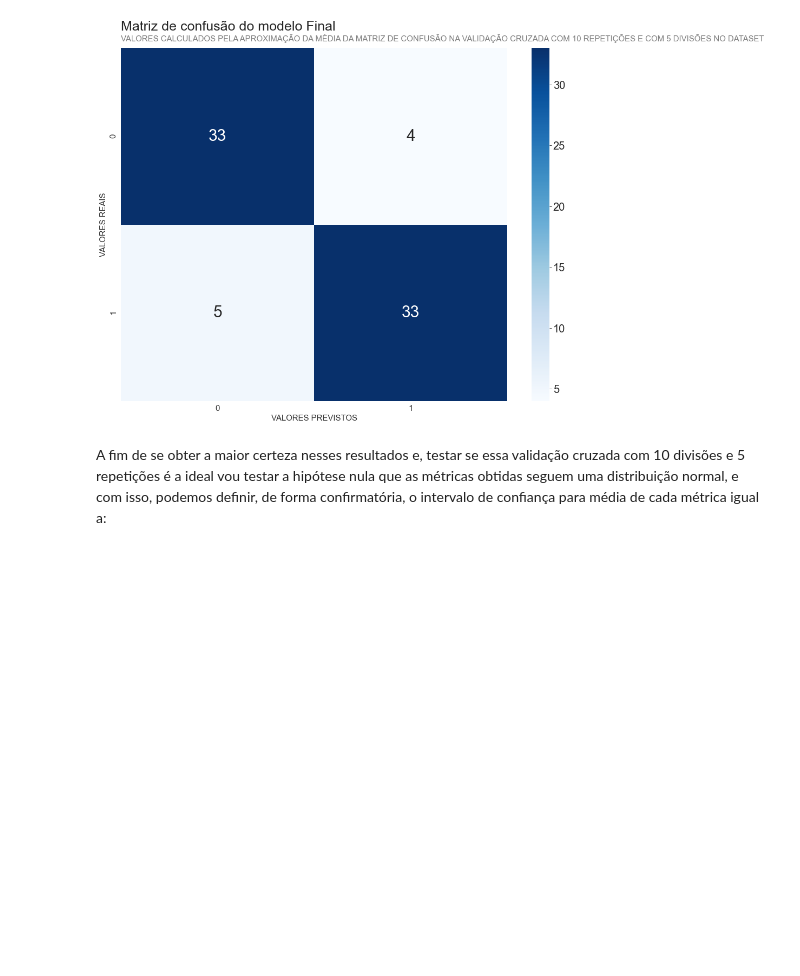
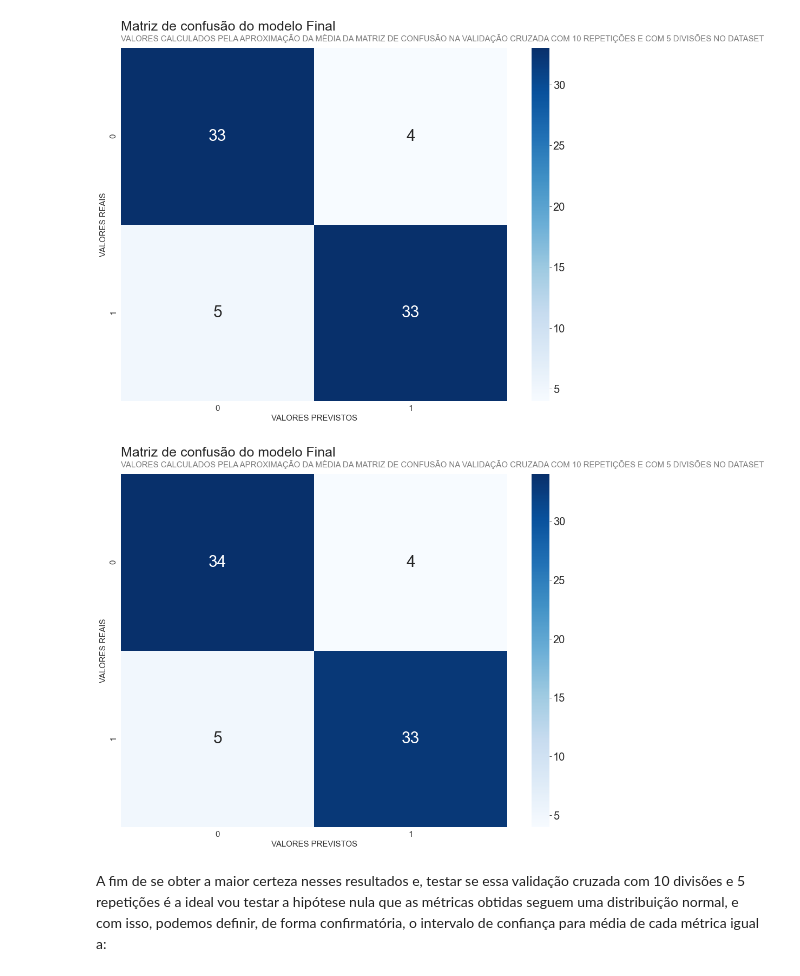
Before and after one commit to PedroHCAlmeida/Projeto_final_bootcamp, a Jupyter notebook: notebooks/Previsoes.ipynb, the cells around one changed output. Saved outputs shown, nothing was run; the diff lists cells and outputs as text; code cells hidden in the pictures; blank space fills up the shorter version.

```diff
--- a/notebooks/Previsoes.ipynb
+++ b/notebooks/Previsoes.ipynb
@@ -601,0 +641,17 @@ with open('../arquivos_modelo/SearchCV_salvo/random_searchcv', 'wb') as random_s
+# %%
+pi2 = Pipeline(steps=[('feature_selection',
+                 PipelineHelper(available_models={'rf': SelectFromModel(estimator=RandomForestClassifier(random_state=64541),
+                                                                        threshold='1.25*mean')},
+                                selected_model=SelectFromModel(estimator=RandomForestClassifier(random_state=64541),
+                                                               threshold='1.25*mean'))),
+                ('classifier',
+                 PipelineHelper(available_models={'et': ExtraTreesClassifier(max_features=4,
+                                                                             min_samples_split=5,
+                                                                             random_state=64541),
+                                                  'rf': RandomForestClassifier()},
+                                selected_model=ExtraTreesClassifier(max_features=4,
+                                                                    min_samples_split=5,
+                                                                    random_state=64541)))])
+# %%
+pi2 = Classifier(pi2, df_resample)
+pi2.cross_val()
@@ -627,6 +701,11 @@ best.plot_confusion(name_estimator='Final')
 plt.show()
 # %% [output]
 [figure]
+# %%
+pi2.plot_confusion(name_estimator='Final')
+plt.show()
+# %% [output]
+[figure, added]
 # %% [markdown]
 A fim de se obter a maior certeza nesses resultados e, testar se essa validação cruzada com 10 divisões e 5 repetições é a ideal vou testar a hipótese nula que as métricas obtidas seguem uma distribuição normal, e com isso, podemos definir, de forma confirmatória, o intervalo de confiança para média de cada métrica igual a:
 # %% [markdown]
```
Also changed, not shown: parts of 5 cells of this notebook, 2 other files.
